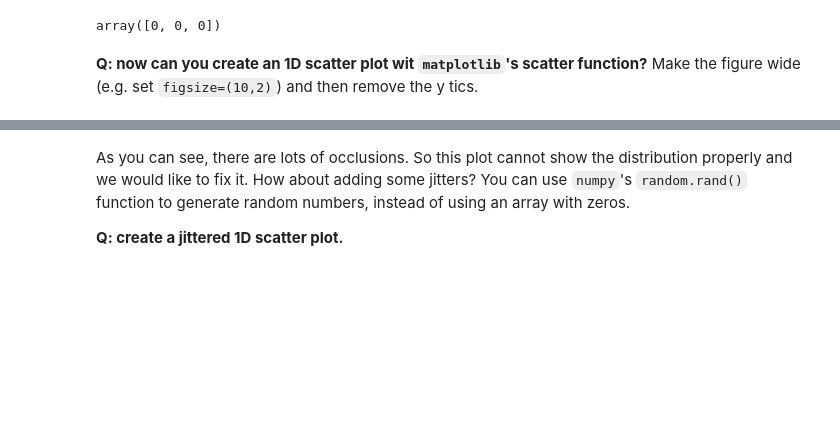
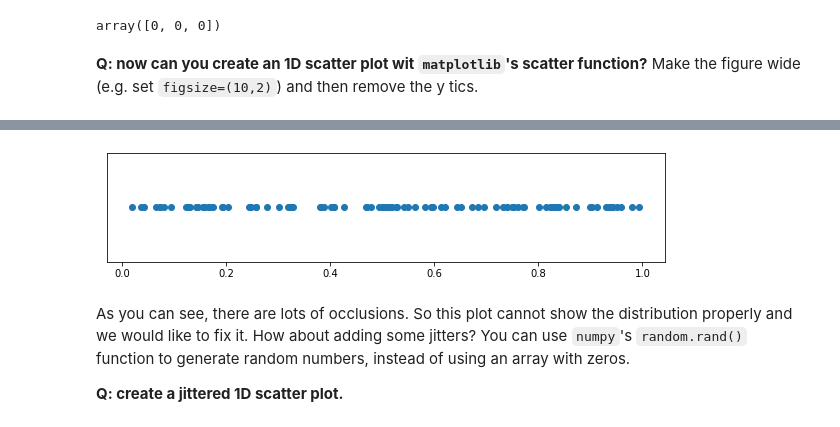
Before and after one commit to DanishjeetSingh/dviz-course, a Jupyter notebook: docs/m07-1D/lab07.ipynb, the cells around one changed output, grey strips where cells are left out. Cells and saved outputs as stored; diff of their text form; code cells hidden in the pictures; blank space fills up the shorter version.

```diff
--- a/docs/m07-1D/lab07.ipynb
+++ b/docs/m07-1D/lab07.ipynb
@@ -58,3 +55,11 @@ array([0, 0, 0])
+# %%
+data = np.random.rand(100)
+plt.figure(figsize=(10, 2))
+plt.scatter(data, np.zeros_like(data), marker='o')
+plt.yticks([])
+plt.show()
+# %% [output]
+[figure, added]
 # %% [markdown]
 As you can see, there are lots of occlusions. So this plot cannot show the distribution properly and we would like to fix it. How about adding some jitters? You can use `numpy`'s `random.rand()` function to generate random numbers, instead of using an array with zeros.
 
```
Also changed, not shown: parts of 27 cells of this notebook, 1 other file.
